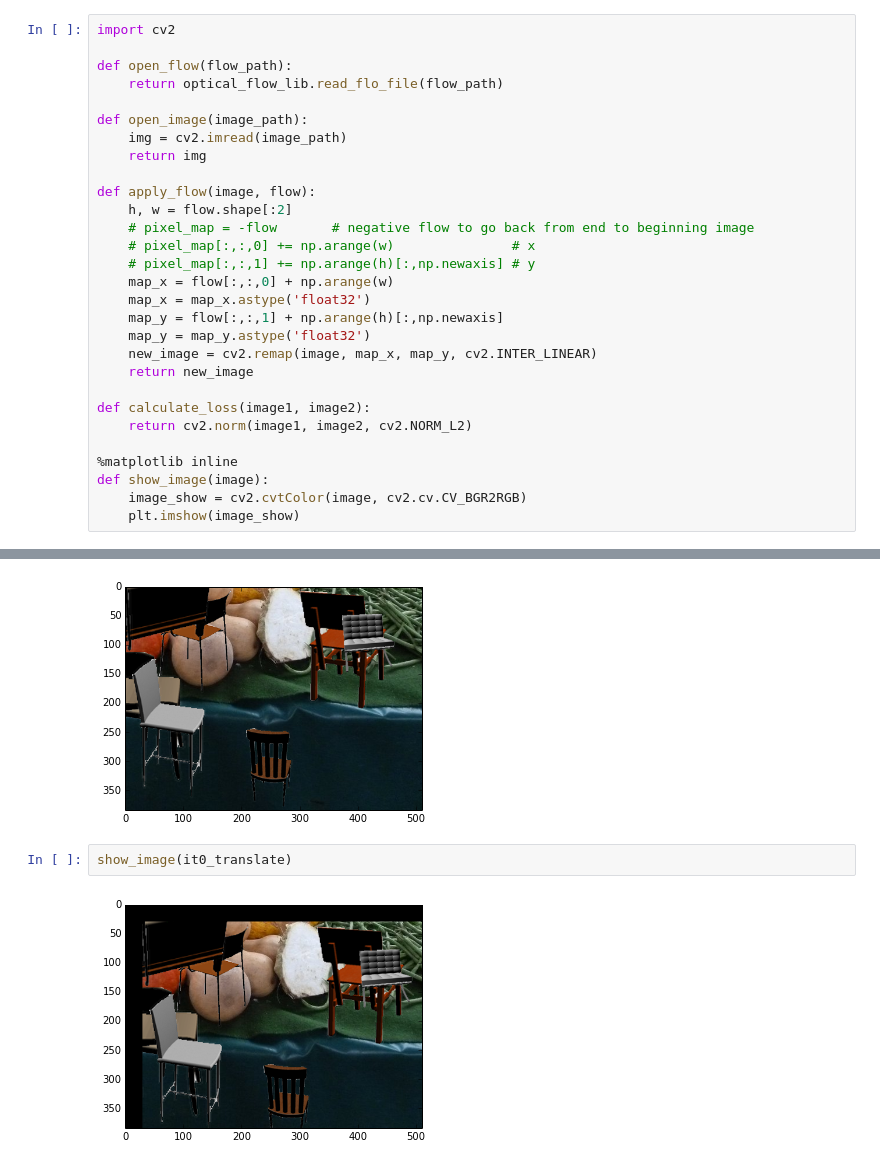
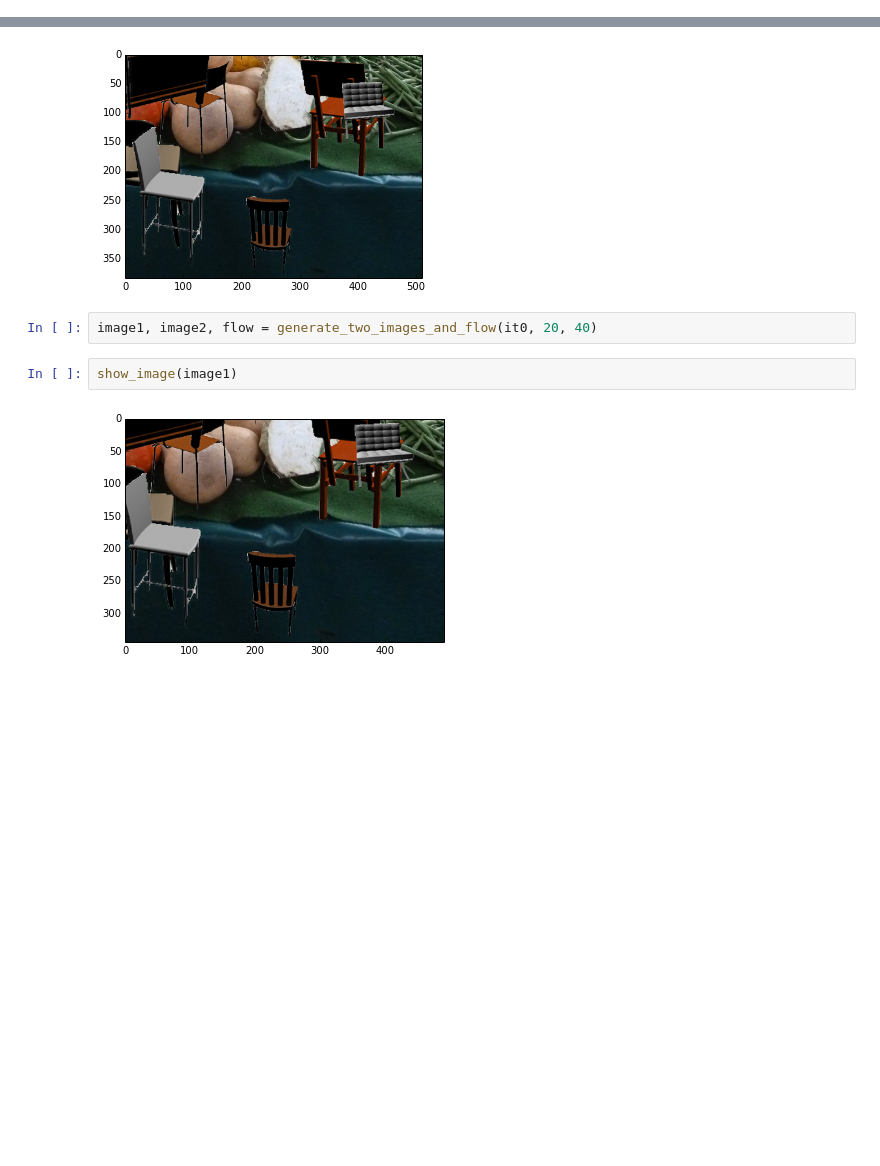
Before and after one commit to cdancette/flownet-tools, a Jupyter notebook: run_caffe.ipynb, the cells around one changed output, grey strips where cells are left out. Drawn from its saved outputs; the diff is of its cells as text; blank space fills up the shorter version.

```diff
--- a/run_caffe.ipynb
+++ b/run_caffe.ipynb
@@ -7,29 +9,0 @@ import matplotlib.pyplot as plt
-# %%
-import cv2
-
-def open_flow(flow_path):
-    return optical_flow_lib.read_flo_file(flow_path)
-
-def open_image(image_path):
-    img = cv2.imread(image_path)
-    return img
-
-def apply_flow(image, flow):
-    h, w = flow.shape[:2]
-    # pixel_map = -flow       # negative flow to go back from end to beginning image
-    # pixel_map[:,:,0] += np.arange(w)               # x
-    # pixel_map[:,:,1] += np.arange(h)[:,np.newaxis] # y
-    map_x = flow[:,:,0] + np.arange(w)
-    map_x = map_x.astype('float32')
-    map_y = flow[:,:,1] + np.arange(h)[:,np.newaxis]
-    map_y = map_y.astype('float32')
-    new_image = cv2.remap(image, map_x, map_y, cv2.INTER_LINEAR)
-    return new_image
-
-def calculate_loss(image1, image2):
-    return cv2.norm(image1, image2, cv2.NORM_L2)
-
-%matplotlib inline
-def show_image(image):
-    image_show = cv2.cvtColor(image, cv2.cv.CV_BGR2RGB)
-    plt.imshow(image_show)
@@ -227,8 +133,10 @@ it0_expected_before = flow = apply_flow(it0_translate, flow)
 show_image(it0)
 # %% [output]
 [figure]
+# %%
+image1, image2, flow = generate_two_images_and_flow(it0, 20, 40)
 # %%
-show_image(it0_translate)
+show_image(image1)
 # %% [output]
-[figure, old version]
+[figure, new version]
 # %%
```
Also changed, not shown: parts of 58 cells of this notebook, 46 other files.
